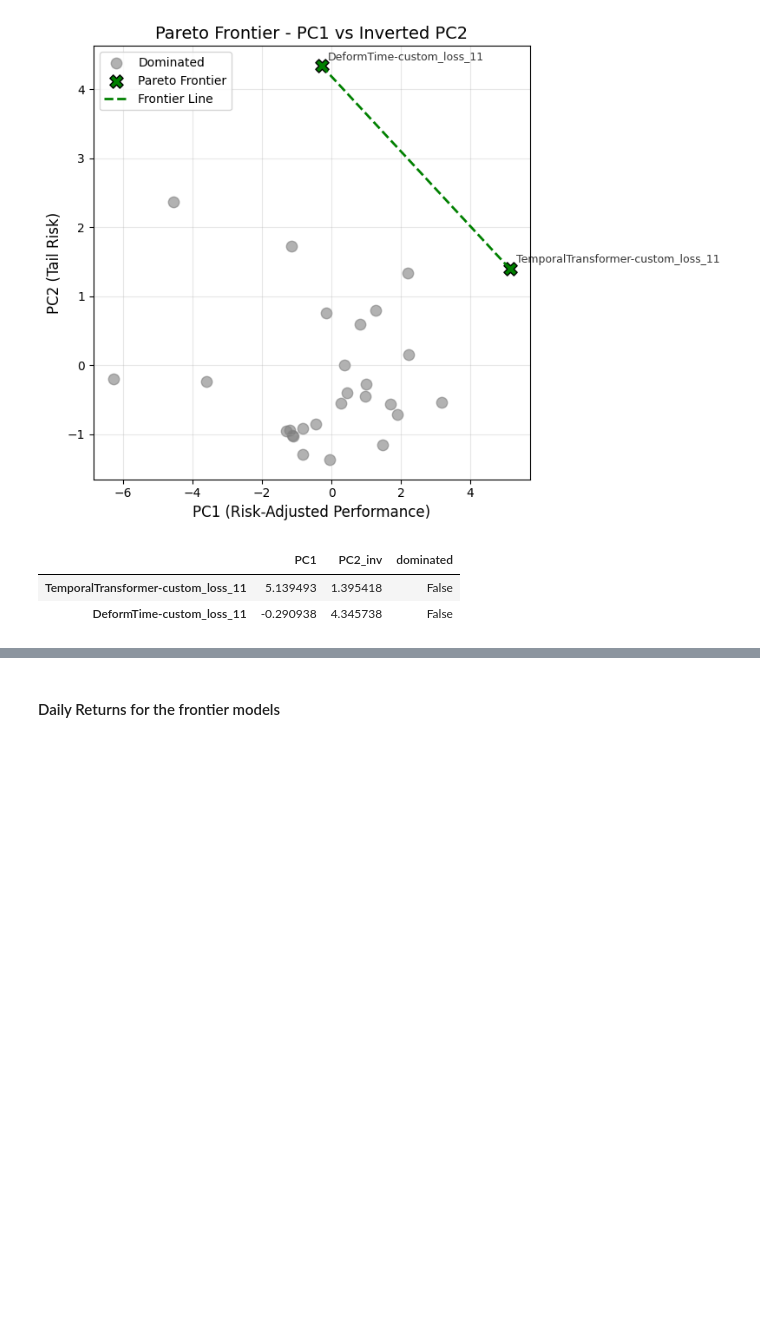
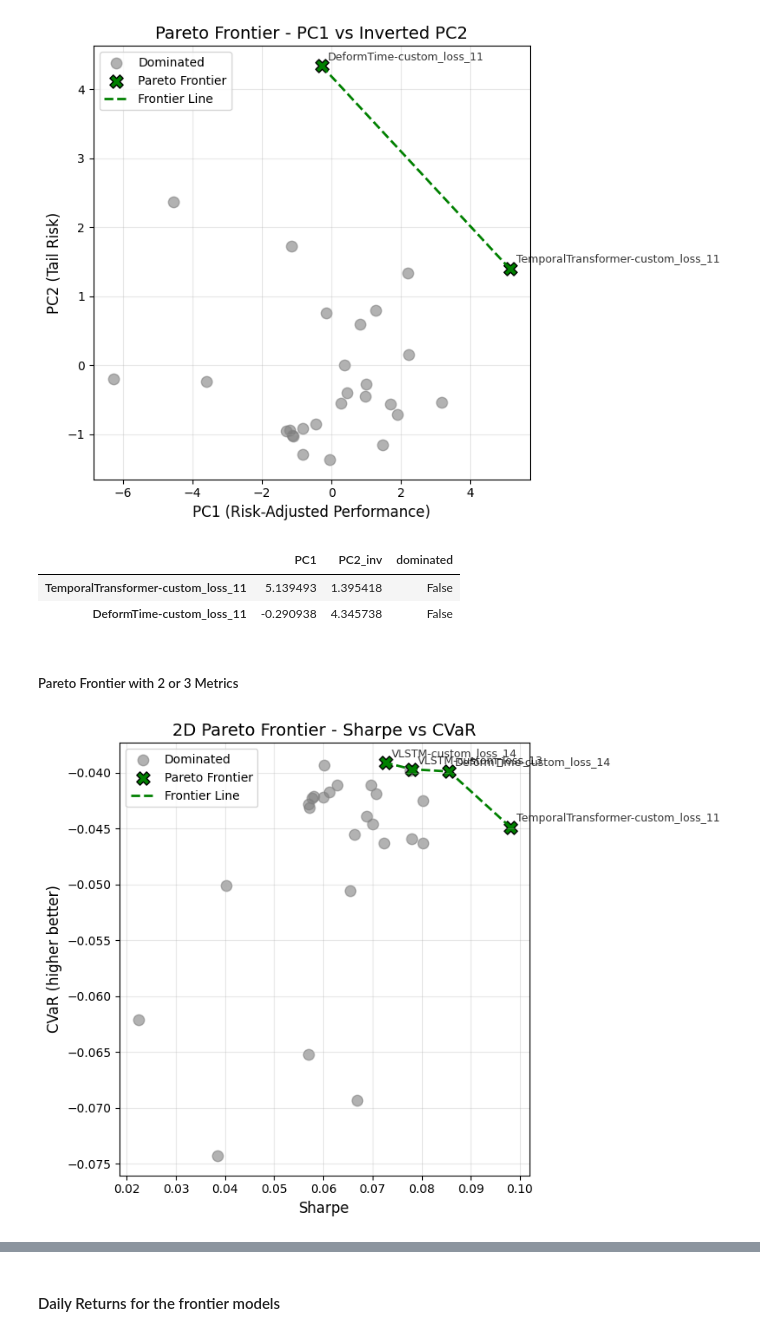
Before and after one commit to travisdesell/exact, a Jupyter notebook: financial_loss_functions/exploration/model_selection.ipynb, the cells around one changed output, grey strips where cells are left out. Cells and saved outputs as stored; diff of their text form; code cells hidden in the pictures; blank space fills up the shorter version.

Commit message:
Viz: Pareto frontiers updated

```diff
--- a/financial_loss_functions/exploration/model_selection.ipynb
+++ b/financial_loss_functions/exploration/model_selection.ipynb
@@ -354,6 +354,8 @@ frontier
 |  | PC1 | PC2_inv | dominated |
 | TemporalTransformer-custom_loss_11 | 5.139493 | 1.395418 | False |
 | DeformTime-custom_loss_11 | -0.290938 | 4.345738 | False |
+# %% [markdown]
+##### Pareto Frontier with 2 or 3 Metrics
 # %%
 fig = px.scatter_3d(
     all_overall_perfs,
@@ -374,3 +376,24 @@ fig = px.scatter_3d(
 fig.update_traces(marker=dict(size=5, line=dict(width=1, color='DarkSlateGrey')))
 
 fig.show()
+# %%
+temp_perf = all_overall_perfs.copy()
+
+temp_perf['dominated'] = pareto_dominance(temp_perf, ['sharpe', 'cvar'])
+
+frontier_2d = temp_perf[~temp_perf['dominated']]
+
+fig = plot_2d_pareto(
+    df=temp_perf,
+    x_col='sharpe',
+    y_col='cvar',
+    dominated_col='dominated',
+    title='2D Pareto Frontier - Sharpe vs CVaR',
+    xlabel='Sharpe',
+    ylabel='CVaR (higher better)'
+)
+plt.show()
+frontier_sorted = frontier_2d.sort_values('sharpe', ascending=False)
+frontier_sorted
+# %% [output]
+[figure, added]
```
Also changed, not shown: parts of 11 cells of this notebook.
